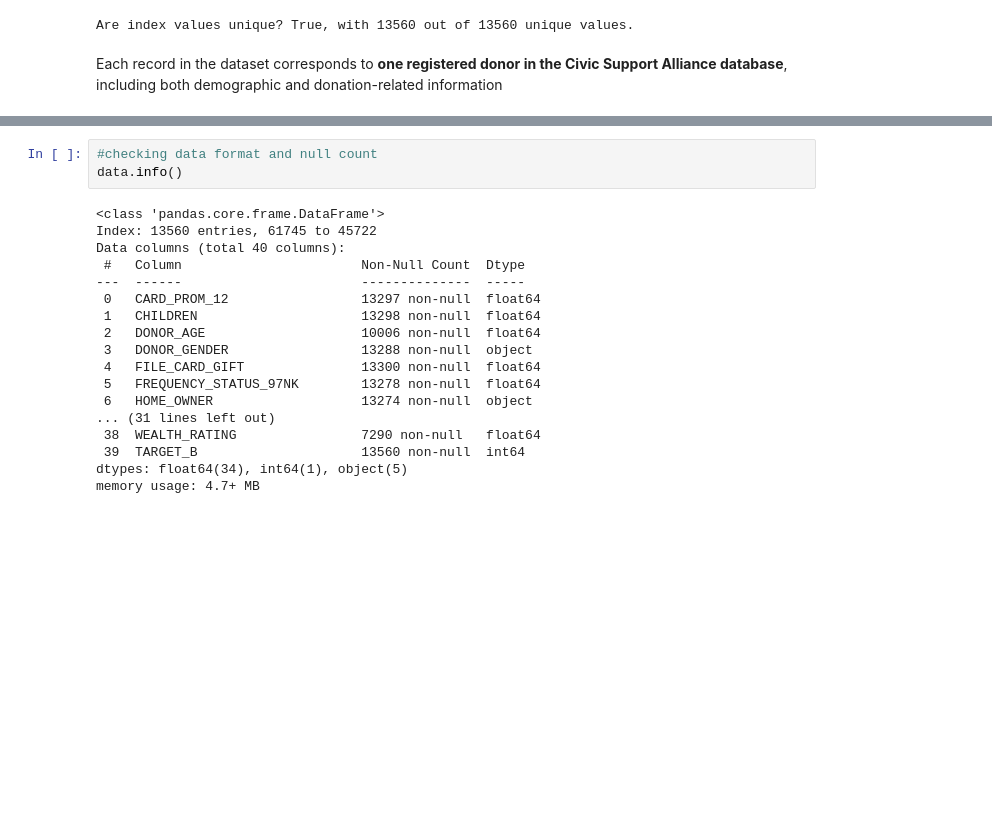
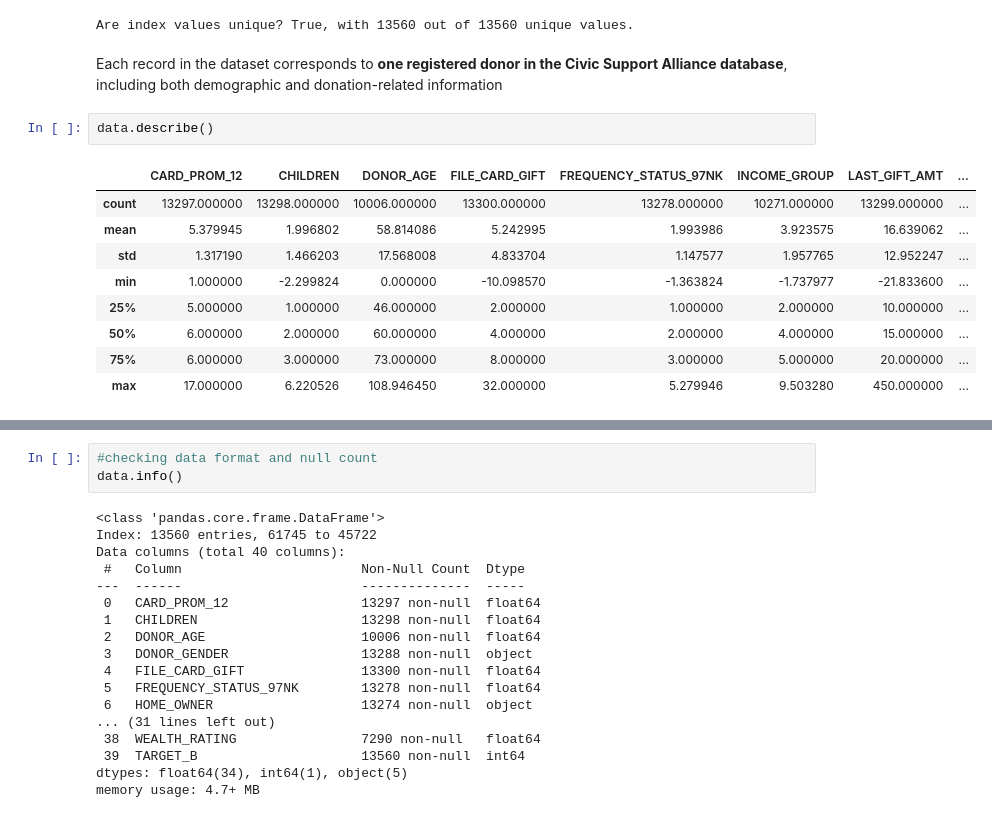
Before and after one commit to Pinky-Tie/Predicting_Donor_Response, a Jupyter notebook: EDA.ipynb, the cells around one changed output, grey strips where cells are left out. Drawn from its saved outputs; the diff is of its cells as text; blank space fills up the shorter version.

```diff
--- a/EDA.ipynb
+++ b/EDA.ipynb
@@ -53,3 +112,15 @@ print(f"Are index values unique? {is_unique}, with {len(data.index.unique())} ou
 Are index values unique? True, with 13560 out of 13560 unique values.
 # %% [markdown]
 Each record in the dataset corresponds to **one registered donor in the Civic Support Alliance database**, including both demographic and donation-related information
+# %%
+data.describe()
+# %% [output]
+|  | CARD_PROM_12 | CHILDREN | DONOR_AGE | FILE_CARD_GIFT | FREQUENCY_STATUS_97NK | INCOME_GROUP | LAST_GIFT_AMT | ... |
+| count | 13297.000000 | 13298.000000 | 10006.000000 | 13300.000000 | 13278.000000 | 10271.000000 | 13299.000000 | ... |
+| mean | 5.379945 | 1.996802 | 58.814086 | 5.242995 | 1.993986 | 3.923575 | 16.639062 | ... |
+| std | 1.317190 | 1.466203 | 17.568008 | 4.833704 | 1.147577 | 1.957765 | 12.952247 | ... |
+| min | 1.000000 | -2.299824 | 0.000000 | -10.098570 | -1.363824 | -1.737977 | -21.833600 | ... |
+| 25% | 5.000000 | 1.000000 | 46.000000 | 2.000000 | 1.000000 | 2.000000 | 10.000000 | ... |
+| 50% | 6.000000 | 2.000000 | 60.000000 | 4.000000 | 2.000000 | 4.000000 | 15.000000 | ... |
+| 75% | 6.000000 | 3.000000 | 73.000000 | 8.000000 | 3.000000 | 5.000000 | 20.000000 | ... |
+| max | 17.000000 | 6.220526 | 108.946450 | 32.000000 | 5.279946 | 9.503280 | 450.000000 | ... |
```
Also changed, not shown: parts of 17 cells of this notebook, 1 other file.
